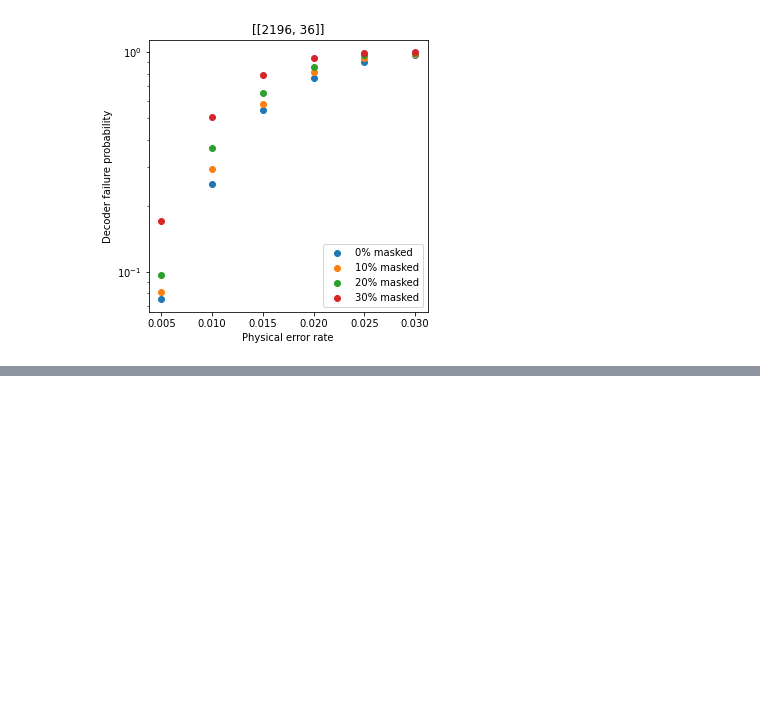
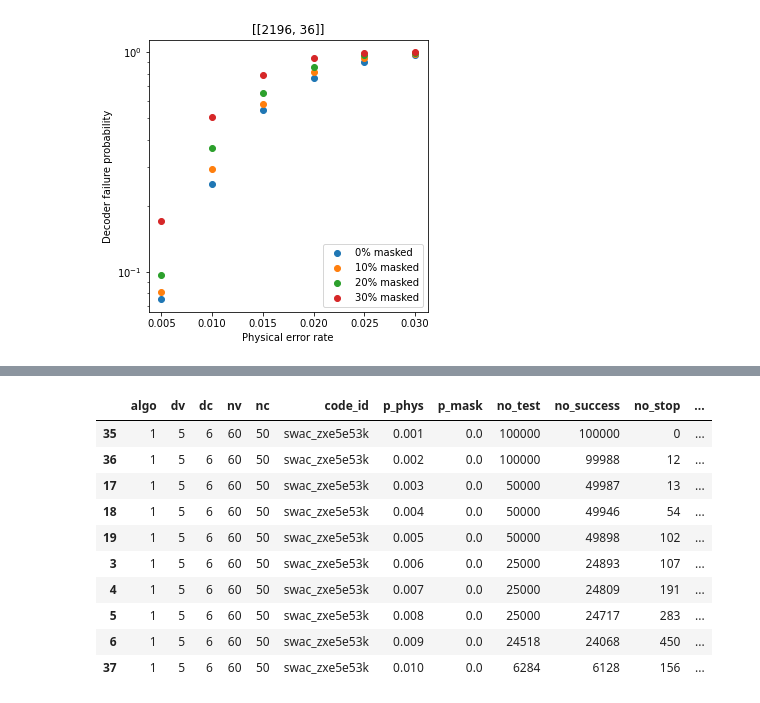
Before and after one commit to noahberthusen/hgp_embedding, a Jupyter notebook: hpg_new.ipynb, the cells around one changed output, grey strips where cells are left out. Cells and saved outputs as stored; diff of their text form; code cells hidden in the pictures; blank space fills up the shorter version.

```diff
--- a/hpg_new.ipynb
+++ b/hpg_new.ipynb
@@ -190,0 +267,14 @@ Text(0.5, 1.0, '[[2196, 36]]')
+# %%
+df[df['p_mask'] == 0.0].sort_values('p_phys')
+# %% [output]
+|  | algo | dv | dc | nv | nc | code_id | p_phys | p_mask | no_test | no_success | no_stop | ... |
+| 35 | 1 | 5 | 6 | 60 | 50 | swac_zxe5e53k | 0.001 | 0.0 | 100000 | 100000 | 0 | ... |
+| 36 | 1 | 5 | 6 | 60 | 50 | swac_zxe5e53k | 0.002 | 0.0 | 100000 | 99988 | 12 | ... |
+| 17 | 1 | 5 | 6 | 60 | 50 | swac_zxe5e53k | 0.003 | 0.0 | 50000 | 49987 | 13 | ... |
+| 18 | 1 | 5 | 6 | 60 | 50 | swac_zxe5e53k | 0.004 | 0.0 | 50000 | 49946 | 54 | ... |
+| 19 | 1 | 5 | 6 | 60 | 50 | swac_zxe5e53k | 0.005 | 0.0 | 50000 | 49898 | 102 | ... |
+| 3 | 1 | 5 | 6 | 60 | 50 | swac_zxe5e53k | 0.006 | 0.0 | 25000 | 24893 | 107 | ... |
+| 4 | 1 | 5 | 6 | 60 | 50 | swac_zxe5e53k | 0.007 | 0.0 | 25000 | 24809 | 191 | ... |
+| 5 | 1 | 5 | 6 | 60 | 50 | swac_zxe5e53k | 0.008 | 0.0 | 25000 | 24717 | 283 | ... |
+| 6 | 1 | 5 | 6 | 60 | 50 | swac_zxe5e53k | 0.009 | 0.0 | 24518 | 24068 | 450 | ... |
+| 37 | 1 | 5 | 6 | 60 | 50 | swac_zxe5e53k | 0.010 | 0.0 | 6284 | 6128 | 156 | ... |
```
Also changed, not shown: parts of 10 cells of this notebook, 51 other files.
